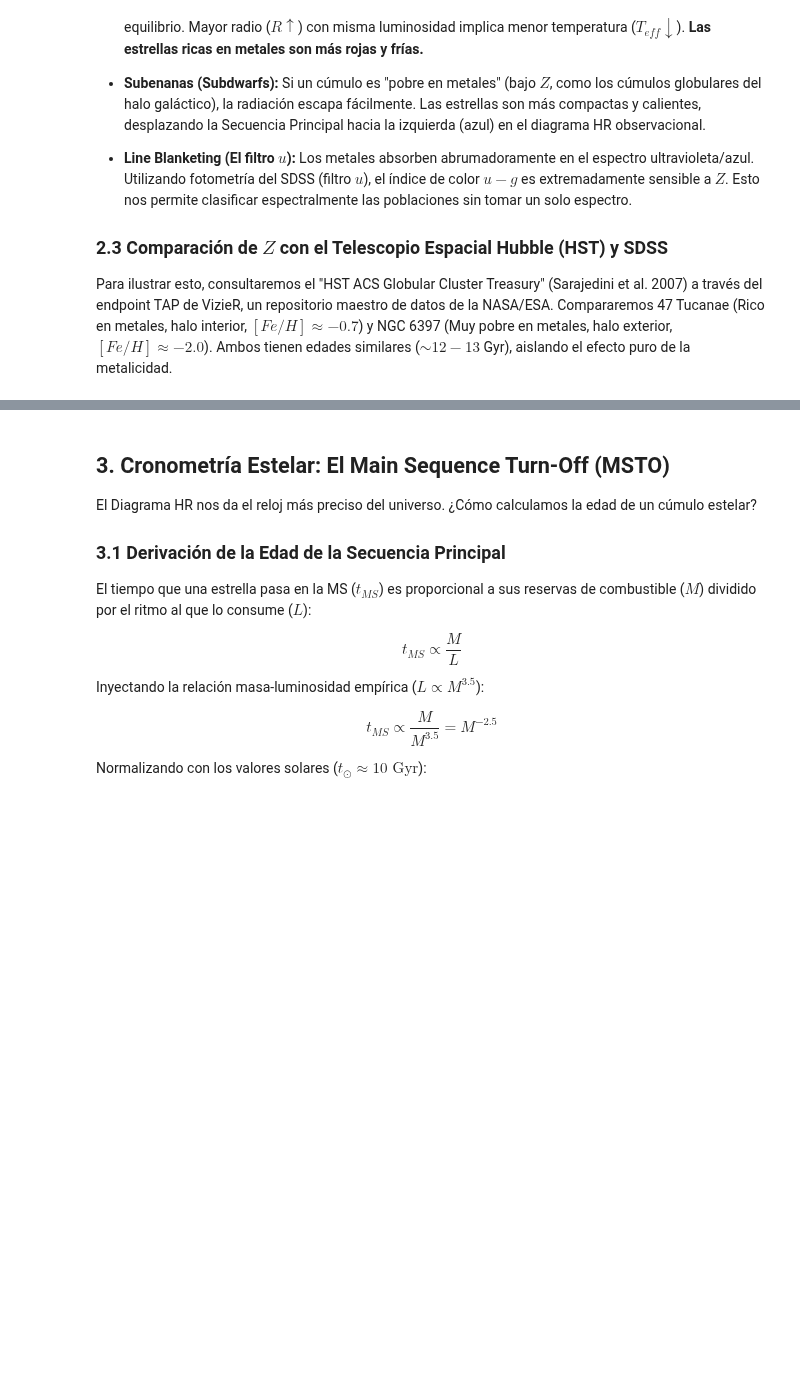
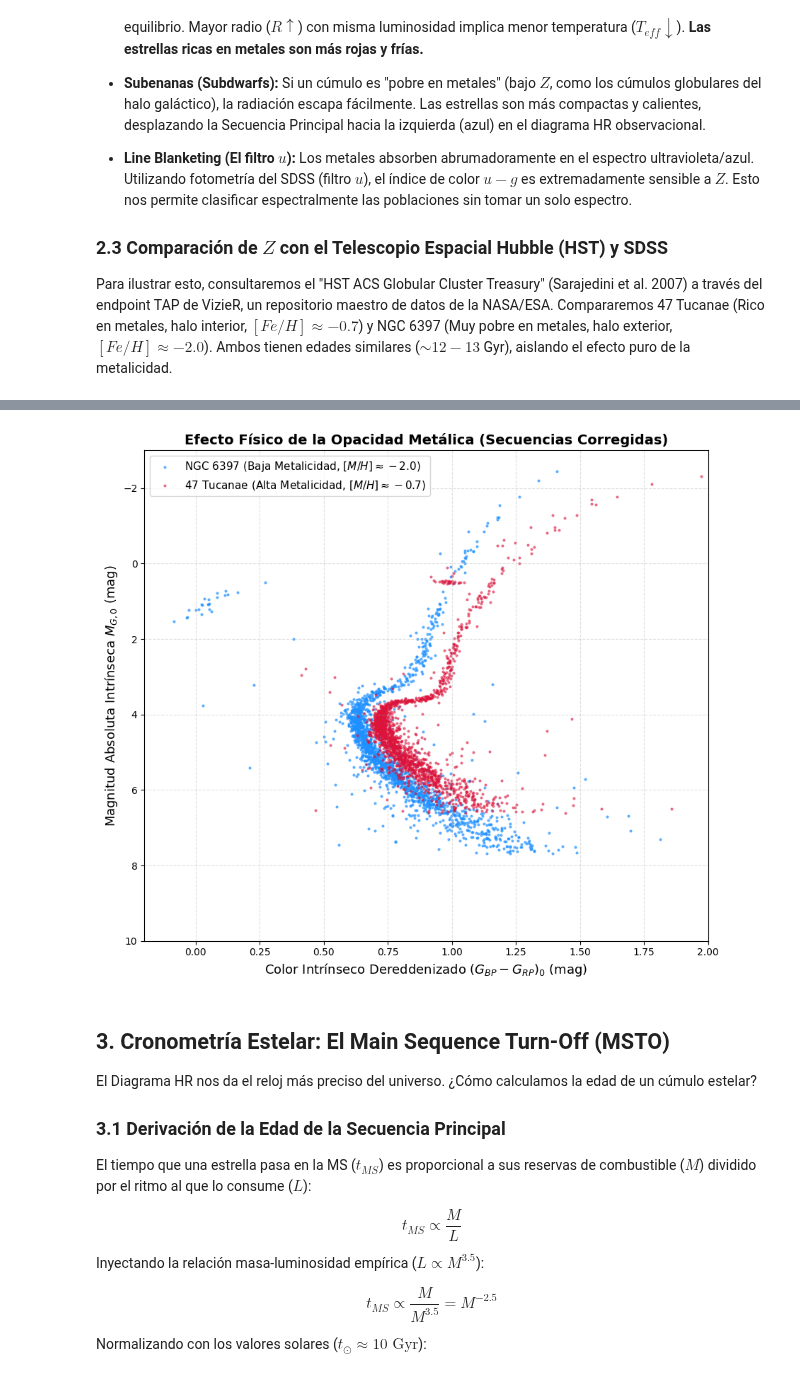
Before and after one commit to esilvavilla/TopicosAvanzadosCumulos, a Jupyter notebook: _build/html/_sources/Clase_06_EvolucionEstelar.ipynb, the cells around one changed output, grey strips where cells are left out. Saved outputs shown, nothing was run; the diff lists cells and outputs as text; code cells hidden in the pictures; blank space fills up the shorter version.

```diff
--- a/_build/html/_sources/Clase_06_EvolucionEstelar.ipynb
+++ b/_build/html/_sources/Clase_06_EvolucionEstelar.ipynb
@@ -187,0 +96,84 @@ formando la clásica secuencia de subenanas por debajo de 47 Tuc (roja).
+# %%
+!pip install astroquery
+import pandas as pd
+import numpy as np
+import matplotlib.pyplot as plt
+from astroquery.gaia import Gaia
+
+def fetch_cluster_dereddened(ra, dec, radius, plx_center, plx_tol, pmra_val, pmdec_val, pm_tol, dm, ebv, name):
+    """
+    Extrae datos de Gaia DR3 vía Astroquery y aplica la corrección individual
+    por extinción (A_G) y enrojecimiento (E_BP_RP) según el medio interestelar de cada cúmulo.
+    """
+    query = f"""
+    SELECT phot_g_mean_mag, bp_rp
+    FROM gaiadr3.gaia_source
+    WHERE CONTAINS(POINT('ICRS', ra, dec), CIRCLE('ICRS', {ra}, {dec}, {radius})) = 1
+      AND parallax BETWEEN {plx_center - plx_tol} AND {plx_center + plx_tol}
+      AND pmra BETWEEN {pmra_val - pm_tol} AND {pmra_val + pm_tol}
+      AND pmdec BETWEEN {pmdec_val - pm_tol} AND {pmdec_val + pm_tol}
+      AND phot_g_mean_mag < 20.0
+    """
+    print(f"Descargando datos limpios para {name} vía Astroquery...")
+    job = Gaia.launch_job(query)
+    df = job.get_results().to_pandas()
+
+    # Limpieza de nulos
+    df = df.dropna(subset=['phot_g_mean_mag', 'bp_rp'])
+
+    # Coeficientes estándar de extinción para Gaia DR3:
+    # A_G / E(B-V) ≈ 2.74
+    # E(BP-RP) / E(B-V) ≈ 1.30
+    a_g = 2.74 * ebv
+    e_bprp = 1.30 * ebv
+
+    # Conversión rigurosa a Magnitud Absoluta y Color Intrínseco (Dereddened)
+    df['M_G_0'] = df['phot_g_mean_mag'] - dm - a_g
+    df['Color_0'] = df['bp_rp'] - e_bprp
+
+    return df
+
+print("--- Extracción y Corrección Física de Cúmulos Globulares ---")
+
+# 1. NGC 6397: Baja metalicidad ([M/H] ~ -2.0)
+# DM = 11.82, E(B-V) ~ 0.18
+df_n6397 = fetch_cluster_dereddened(
+    ra=265.18, dec=-53.67, radius=0.25,
+    plx_center=0.43, plx_tol=0.10,
+    pmra_val=3.3, pmdec_val=-17.6, pm_tol=1.5,
+    dm=11.82, ebv=0.18, name="NGC 6397"
+)
+
+# 2. 47 Tucanae (NGC 104): Alta metalicidad ([M/H] ~ -0.7)
+# DM = 13.27, E(B-V) ~ 0.04
+df_47tuc = fetch_cluster_dereddened(
+    ra=6.023, dec=-72.081, radius=0.3,
+    plx_center=0.22, plx_tol=0.08,
+    pmra_val=5.2, pmdec_val=-2.5, pm_tol=1.2,
+    dm=13.27, ebv=0.04, name="47 Tucanae"
+)
+
+# ==========================================
+# VISUALIZACIÓN FÍSICAMENTE CONSISTENTE
+# ==========================================
+plt.figure(figsize=(9, 8))
+
+# NGC 6397 (Baja metalicidad / Menor opacidad -> Más caliente -> Izquierda / Azul)
+plt.scatter(df_n6397['Color_0'], df_n6397['M_G_0'], s=4, c='dodgerblue', alpha=0.6,
+            label='NGC 6397 (Baja Metalicidad, $[M/H] \\approx -2.0$)')
+
+# 47 Tucanae (Alta metalicidad / Mayor opacidad -> Más frío/rojo -> Derecha)
+plt.scatter(df_47tuc['Color_0'], df_47tuc['M_G_0'], s=4, c='crimson', alpha=0.5,
+            label='47 Tucanae (Alta Metalicidad, $[M/H] \\approx -0.7$)')
+
+plt.gca().invert_yaxis()
+plt.xlabel(r'Color Intrínseco Dereddenizado $(G_{BP} - G_{RP})_0$ (mag)', fontsize=13)
+plt.ylabel(r'Magnitud Absoluta Intrínseca $M_{G,0}$ (mag)', fontsize=13)
+plt.title('Efecto Físico de la Opacidad Metálica (Secuencias Corregidas)', fontsize=14, fontweight='bold')
+plt.legend(fontsize=11, loc='upper left')
+plt.xlim(-0.2, 2.0)
+plt.ylim(10.0, -3.0)
+plt.grid(True, ls='--', alpha=0.4)
+plt.tight_layout()
+plt.show()
+# %% [output]
@@ -188,3 +197,4 @@ formando la clásica secuencia de subenanas por debajo de 47 Tuc (roja).
+[figure, added]
 # %% [markdown]
 ## 3. Cronometría Estelar: El Main Sequence Turn-Off (MSTO)
 
```
Also changed, not shown: parts of 2 cells of this notebook, 39 other files.
